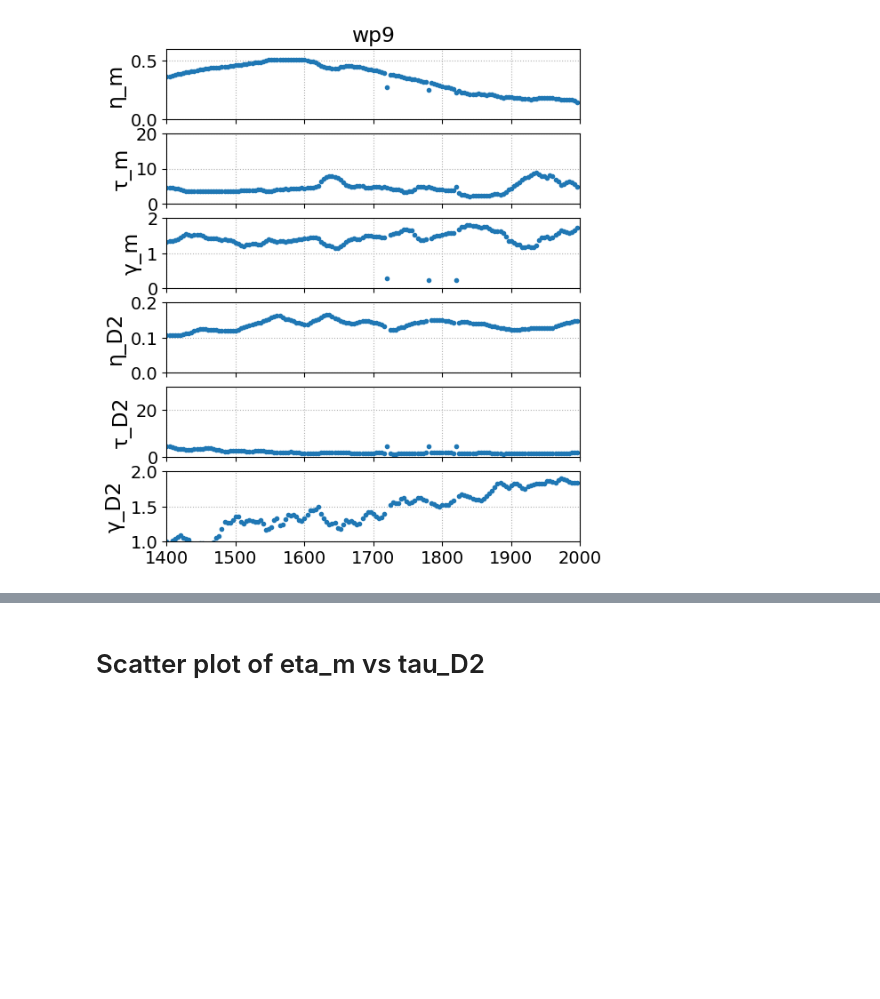
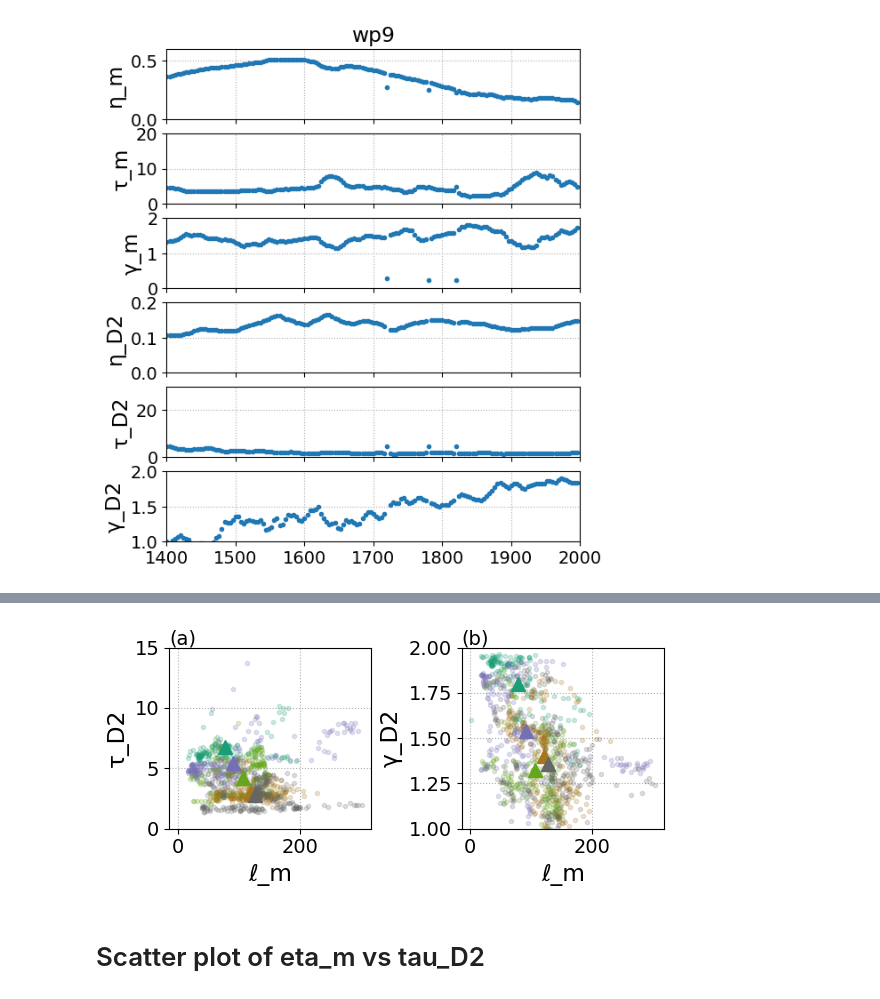
Before and after one commit to mrayson/incoherentitide, a Jupyter notebook: NOTEBOOKS/inspect_pk2015_ROMS_nonstat_itide.ipynb, the cells around one changed output, grey strips where cells are left out. Drawn from its saved outputs; the diff is of its cells as text; code cells hidden in the pictures; blank space fills up the shorter version.

```diff
--- a/NOTEBOOKS/inspect_pk2015_ROMS_nonstat_itide.ipynb
+++ b/NOTEBOOKS/inspect_pk2015_ROMS_nonstat_itide.ipynb
@@ -92,3 +199,17 @@ for scenario in scenarios:
+# %%
+plt.figure(figsize=(6,3))
+ax1 = plt.subplot(121)
+scatter_length(ax1, 4, covfunc, yticks=True, xticks=True)
+ax1.text(0.0, 1.02, '(a)', transform=ax1.transAxes)
+
+ax2 = plt.subplot(122)
+scatter_length(ax2, 5, covfunc, xticks=True, yticks=True)
+ax2.text(0.0, 1.02, '(b)', transform=ax2.transAxes)
+plt.tight_layout()
+
+plt.savefig('../FIGURES/PK2015_mesoscalelength_vs_itide_params.png', dpi=150)
+# %% [output]
+[figure, added]
 # %% [markdown]
 # Scatter plot of eta_m vs tau_D2
 # %%
```
Also changed, not shown: parts of 4 cells of this notebook, 5 other files.
